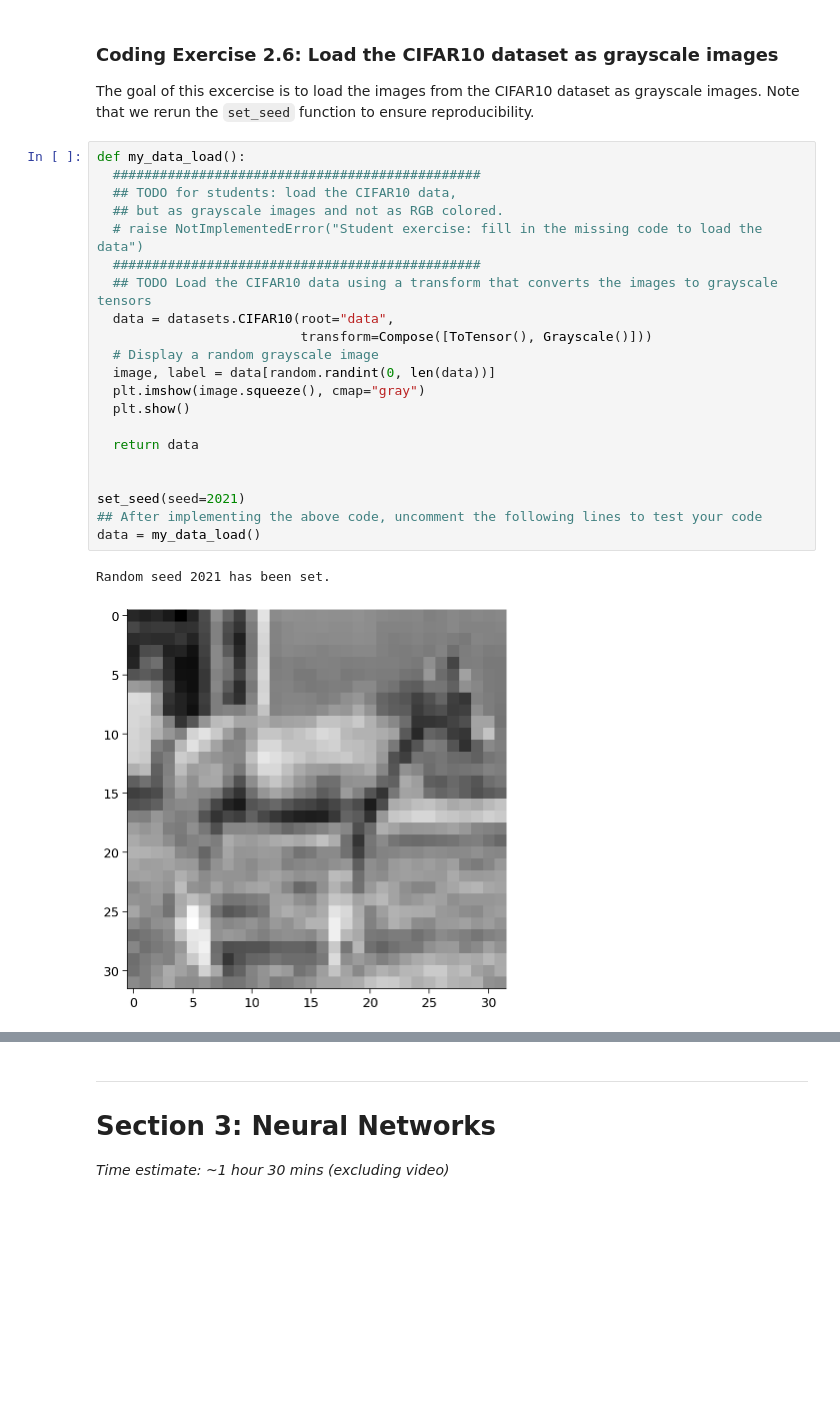
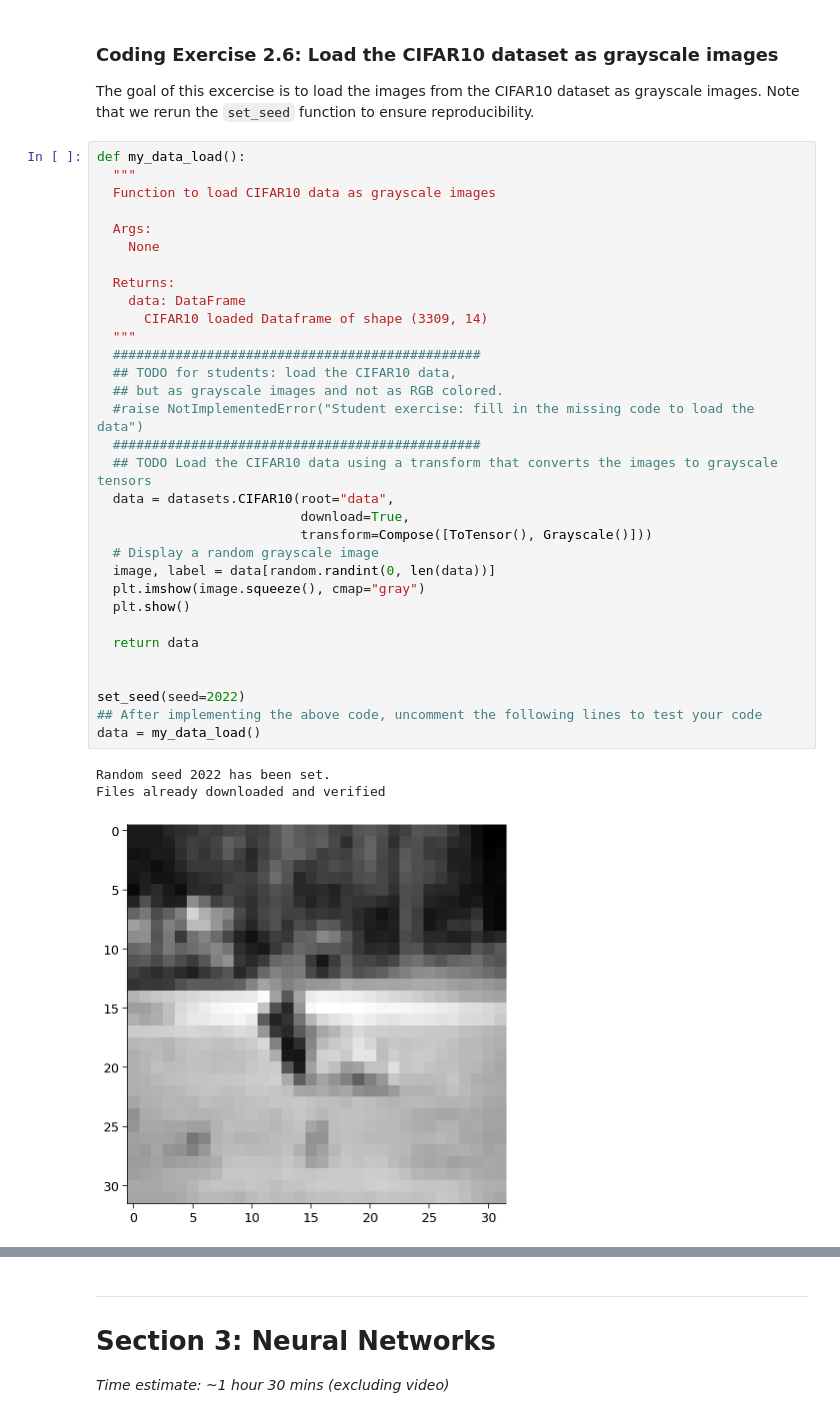
Before and after one commit to WeiShaoD/Deep_learning, a Jupyter notebook: tutorials/W1D1_BasicsAndPytorch/student/W1D1_Tutorial1.ipynb, the cells around one changed output, grey strips where cells are left out. Saved outputs shown, nothing was run; the diff lists cells and outputs as text; blank space fills up the shorter version.

```diff
--- a/tutorials/W1D1_BasicsAndPytorch/student/W1D1_Tutorial1.ipynb
+++ b/tutorials/W1D1_BasicsAndPytorch/student/W1D1_Tutorial1.ipynb
@@ -1609,26 +1733,38 @@ Another useful feature when loading a dataset is applying transformations on the
 The goal of this excercise is to load the images from the CIFAR10 dataset as grayscale images. Note that we rerun the `set_seed` function to ensure reproducibility.
 # %%
 def my_data_load():
+  """
+  Function to load CIFAR10 data as grayscale images
+
+  Args:
+    None
+
+  Returns:
+    data: DataFrame
+      CIFAR10 loaded Dataframe of shape (3309, 14)
+  """
   ###############################################
   ## TODO for students: load the CIFAR10 data,
   ## but as grayscale images and not as RGB colored.
-  # raise NotImplementedError("Student exercise: fill in the missing code to load the data")
+  #raise NotImplementedError("Student exercise: fill in the missing code to load the data")
   ###############################################
   ## TODO Load the CIFAR10 data using a transform that converts the images to grayscale tensors
   data = datasets.CIFAR10(root="data",
+                          download=True,
                           transform=Compose([ToTensor(), Grayscale()]))
   # Display a random grayscale image
   image, label = data[random.randint(0, len(data))]
   plt.imshow(image.squeeze(), cmap="gray")
   plt.show()
 
   return data
 
 
-set_seed(seed=2021)
+set_seed(seed=2022)
 ## After implementing the above code, uncomment the following lines to test your code
 data = my_data_load()
 # %% [output]
-Random seed 2021 has been set.
+Random seed 2022 has been set.
+Files already downloaded and verified
-[figure, old version]
+[figure, new version]
 # %% [markdown]
```
Also changed, not shown: parts of 117 cells of this notebook.
